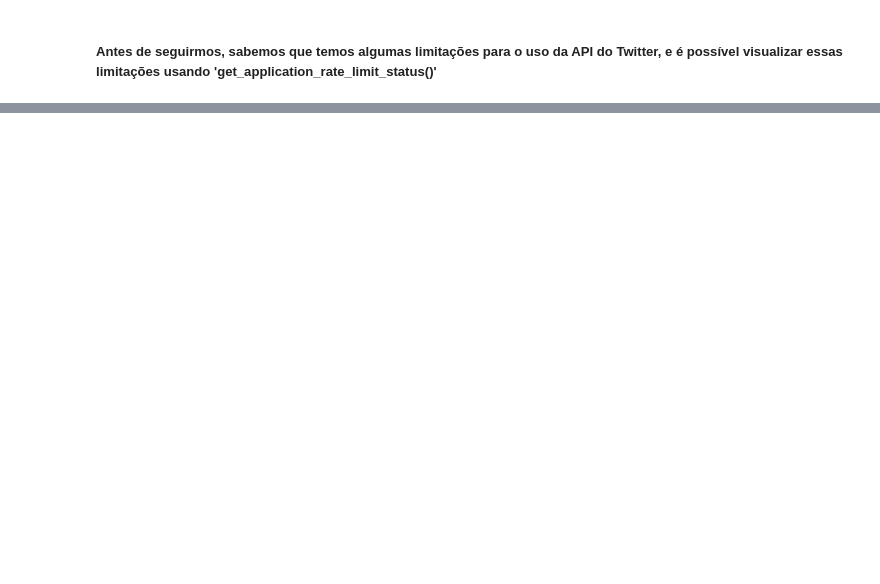
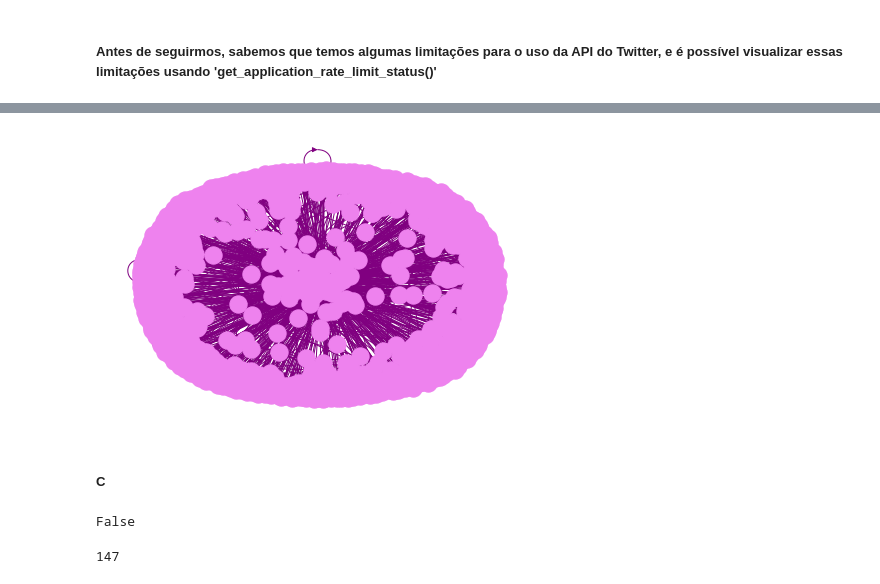
Before and after one commit to alicesbarros/NetworkAnalysis_TwitterAPI, a Jupyter notebook: API_Twitter.ipynb, the cells around one changed output, grey strips where cells are left out. Saved outputs shown, nothing was run; the diff lists cells and outputs as text; code cells hidden in the pictures; blank space fills up the shorter version.

```diff
--- a/API_Twitter.ipynb
+++ b/API_Twitter.ipynb
@@ -204,0 +565,8 @@ next_cursor = -1
+# %%
+lista_retweets = []
+
+for tweets in busca_tweets:
+  if 'retweeted_status' in tweets:
+    lista_retweets.append(tweets)
+
+len(lista_retweets)
@@ -204,0 +597,13 @@ next_cursor = -1
+# %%
+import networkx as nx
+GraphD_ = nx.DiGraph()
+
+for rt in lista_retweets:
+  status_rtd = rt["retweeted_status"]
+  status_user_rtd = status_rtd["user"]["screen_name"]
+  st_user_rtr = rt["user"]["screen_name"]
+
+  if GraphD_.has_edge(status_user_rtd, st_user_rtr):
+    GraphD_.edges[status_user_rtd, st_user_rtr]["weight"] += 1
+  else:
+    GraphD_.add_edge(status_user_rtd, st_user_rtr, weight=1)
@@ -204,0 +656,14 @@ next_cursor = -1
+# %%
+nx.draw(GraphD_, node_color="violet", edge_color="purple")
+# %% [output]
+[figure, added]
+# %% [markdown]
+##### C
+# %%
+nx.is_weakly_connected(GraphD_)
+# %% [output]
+False
+# %%
+nx.number_weakly_connected_components(GraphD_)
+# %% [output]
+147
```
Also changed, not shown: parts of 90 cells of this notebook.
